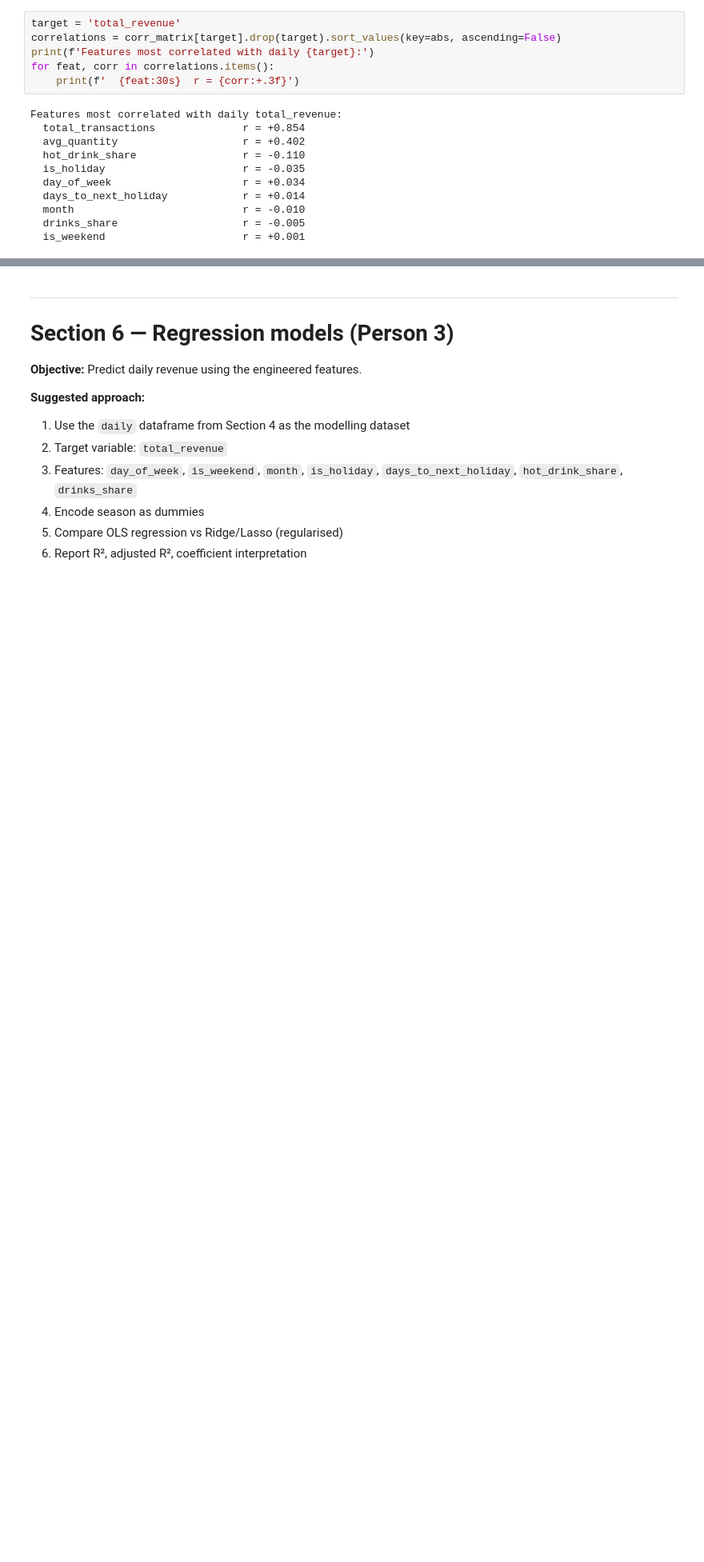
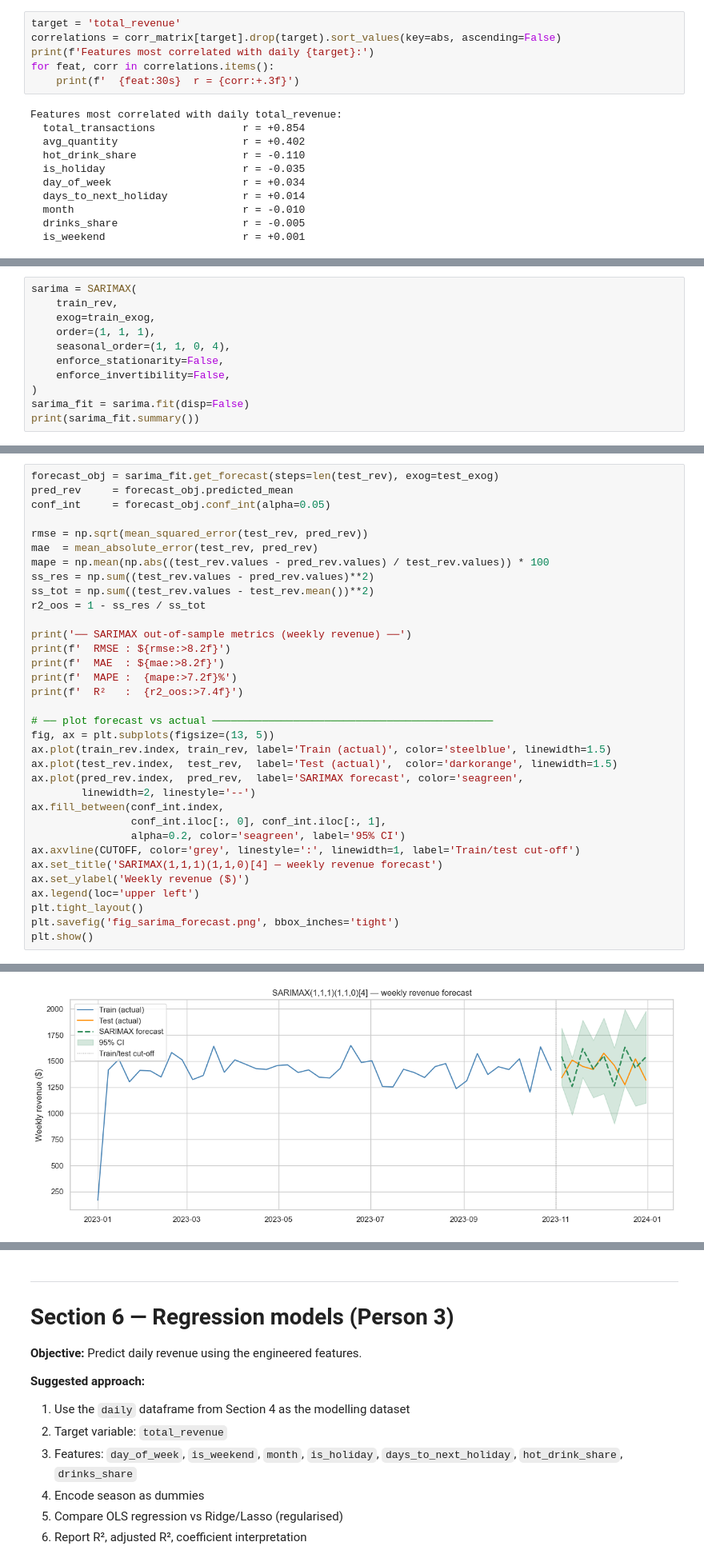
Before and after one commit to Jaskabraska/semestral_work_DD, a Jupyter notebook: semestral_project_1.ipynb, the cells around one changed output, grey strips where cells are left out. Shown at 80% size. Saved outputs shown, nothing was run; the diff lists cells and outputs as text; blank space fills up the shorter version.

```diff
--- a/semestral_project.ipynb
+++ b/semestral_project_1.ipynb
@@ -955,0 +1036,11 @@ from sklearn.metrics import mean_squared_error, mean_absolute_error
+# %%
+sarima = SARIMAX(
+    train_rev,
+    exog=train_exog,
+    order=(1, 1, 1),
+    seasonal_order=(1, 1, 0, 4),
+    enforce_stationarity=False,
+    enforce_invertibility=False,
+)
+sarima_fit = sarima.fit(disp=False)
+print(sarima_fit.summary())
@@ -955,0 +1067,35 @@ from sklearn.metrics import mean_squared_error, mean_absolute_error
+# %%
+forecast_obj = sarima_fit.get_forecast(steps=len(test_rev), exog=test_exog)
+pred_rev     = forecast_obj.predicted_mean
+conf_int     = forecast_obj.conf_int(alpha=0.05)
+
+rmse = np.sqrt(mean_squared_error(test_rev, pred_rev))
+mae  = mean_absolute_error(test_rev, pred_rev)
+mape = np.mean(np.abs((test_rev.values - pred_rev.values) / test_rev.values)) * 100
+ss_res = np.sum((test_rev.values - pred_rev.values)**2)
+ss_tot = np.sum((test_rev.values - test_rev.mean())**2)
+r2_oos = 1 - ss_res / ss_tot
+
+print('── SARIMAX out-of-sample metrics (weekly revenue) ──')
+print(f'  RMSE : ${rmse:>8.2f}')
+print(f'  MAE  : ${mae:>8.2f}')
+print(f'  MAPE :  {mape:>7.2f}%')
+print(f'  R²   :  {r2_oos:>7.4f}')
+
+# ── plot forecast vs actual ─────────────────────────────────────────────
+fig, ax = plt.subplots(figsize=(13, 5))
+ax.plot(train_rev.index, train_rev, label='Train (actual)', color='steelblue', linewidth=1.5)
+ax.plot(test_rev.index,  test_rev,  label='Test (actual)',  color='darkorange', linewidth=1.5)
+ax.plot(pred_rev.index,  pred_rev,  label='SARIMAX forecast', color='seagreen',
+        linewidth=2, linestyle='--')
+ax.fill_between(conf_int.index,
+                conf_int.iloc[:, 0], conf_int.iloc[:, 1],
+                alpha=0.2, color='seagreen', label='95% CI')
+ax.axvline(CUTOFF, color='grey', linestyle=':', linewidth=1, label='Train/test cut-off')
+ax.set_title('SARIMAX(1,1,1)(1,1,0)[4] — weekly revenue forecast')
+ax.set_ylabel('Weekly revenue ($)')
+ax.legend(loc='upper left')
+plt.tight_layout()
+plt.savefig('fig_sarima_forecast.png', bbox_inches='tight')
+plt.show()
+# %% [output]
@@ -955,0 +1107 @@ from sklearn.metrics import mean_squared_error, mean_absolute_error
+[figure, added]
```
Also changed, not shown: parts of 19 cells of this notebook, 2 other files.
